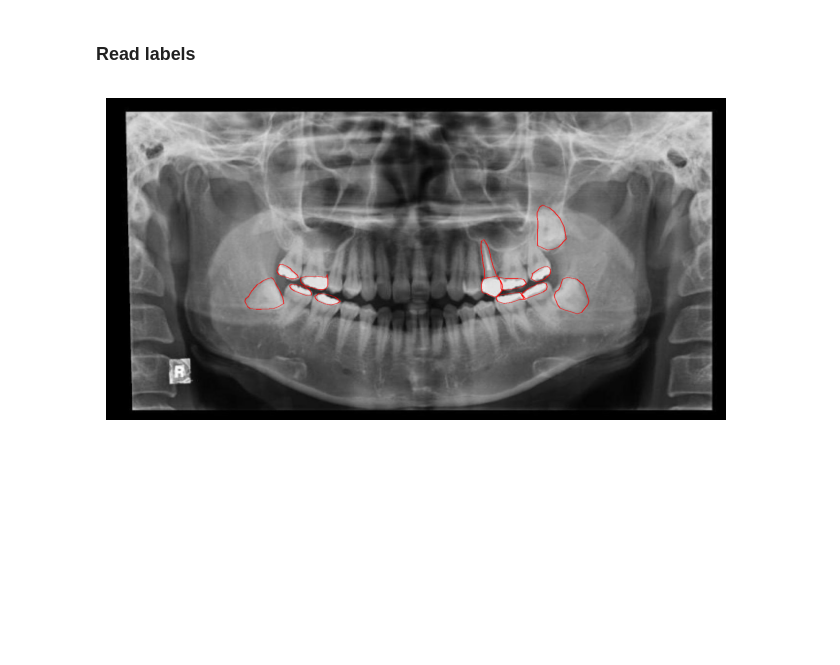
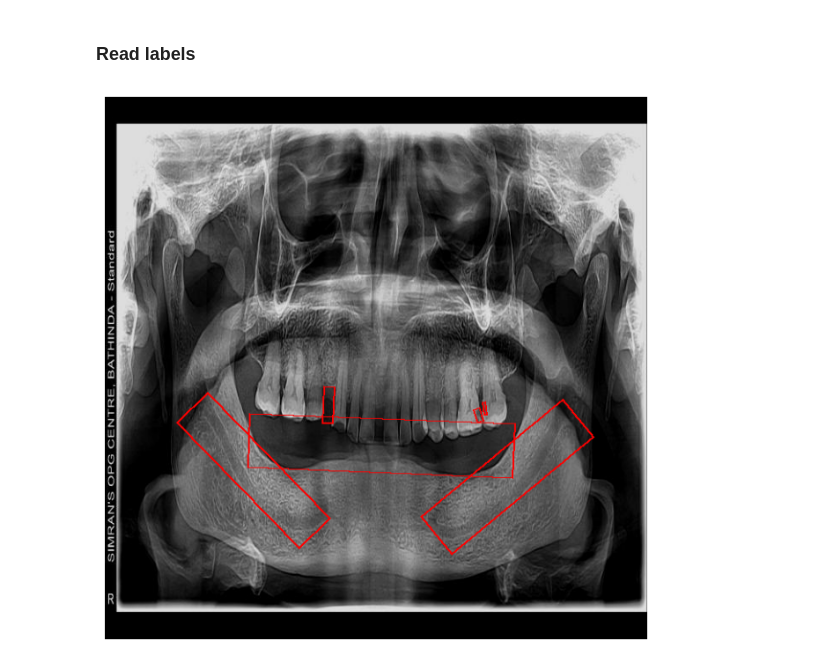
Before and after one commit to dental-xray/dental-xray, a Jupyter notebook: notebooks/shunjiro_notebook.ipynb, the cells around one changed output. Saved outputs shown, nothing was run; the diff lists cells and outputs as text; code cells hidden in the pictures; blank space fills up the shorter version.

```diff
--- a/notebooks/shunjiro_notebook.ipynb
+++ b/notebooks/shunjiro_notebook.ipynb
@@ -226,28 +226,28 @@ for i, img_file in enumerate(files_train):
     all_labels.append(labels)
 # %%
 # Open image
-index = 100
+index = 5
 
 img = Image.open(files_train[index])
 width, height = img.size
 
 # Read polygons from its label
 if os.path.exists(files_train_labels[index]):
     polygons = read_yolo_polygon(files_train_labels[index], width, height)
 else:
     print("Label file does not exist:", files_train_labels[index])
     polygons = []
 
 # Draw polygons
 draw = ImageDraw.Draw(img)
 for class_id, points in polygons:
     draw.polygon(points, outline="red", width=2)
     # for x, y in points:
     #     draw.ellipse((x-2, y-2, x+2, y+2), fill="blue")
 
 plt.figure(figsize=(8,8))
 plt.imshow(img)
 plt.axis("off")
 plt.show()
 # %% [output]
-[figure, old version]
+[figure, new version]
```
Also changed, not shown: parts of 2 cells of this notebook.
